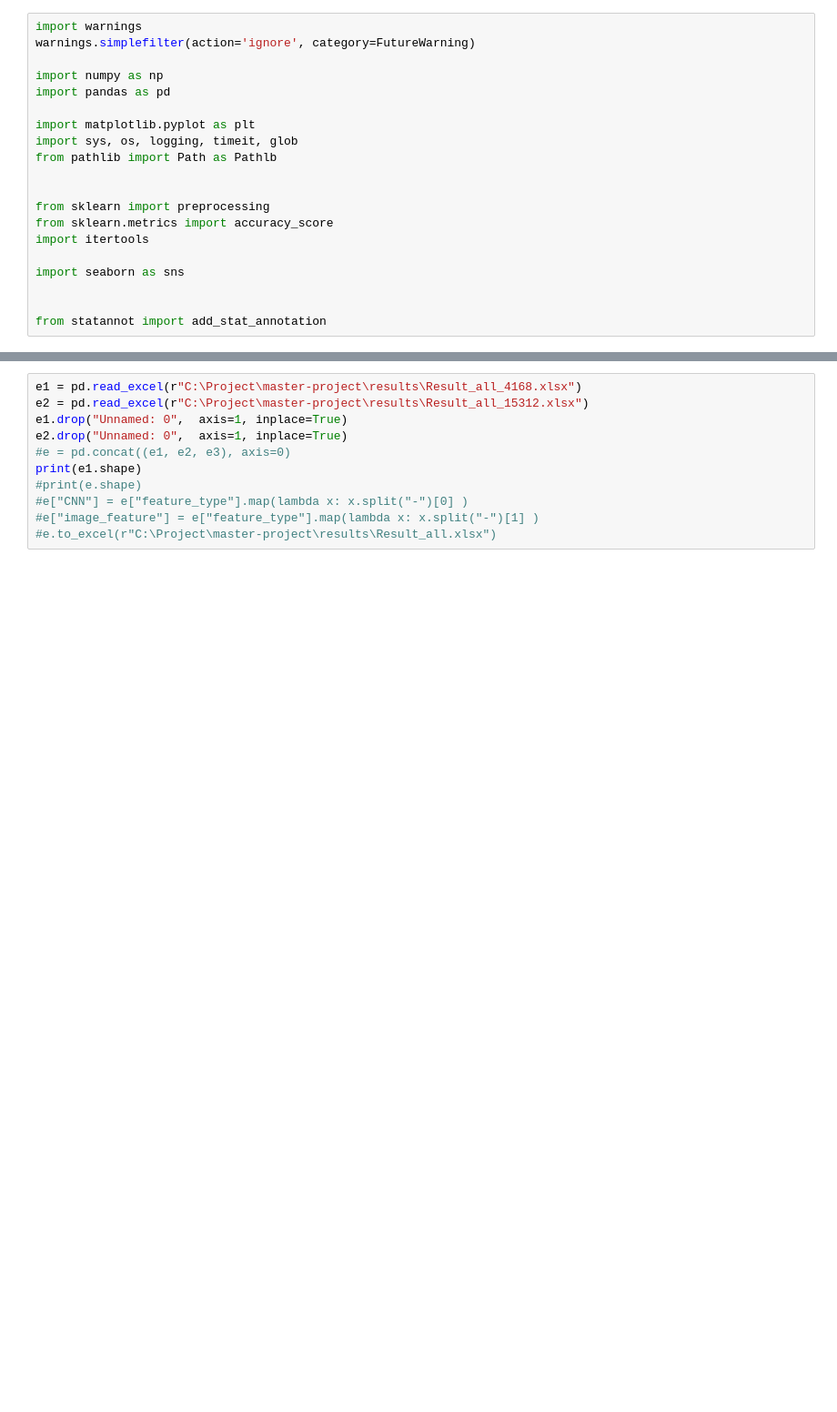
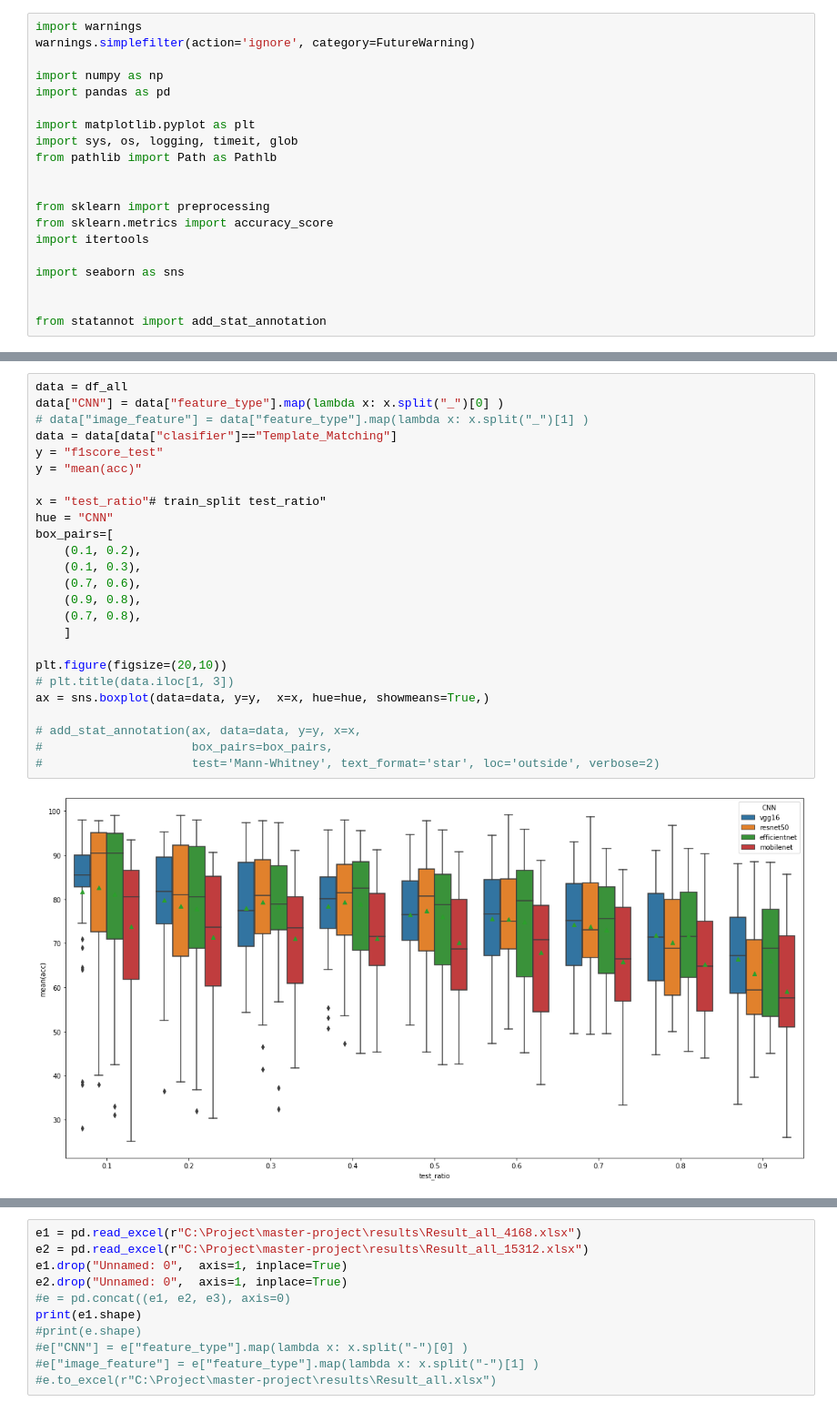
Before and after one commit to SKazemii/master-project, a Jupyter notebook: Codes/noteBook.ipynb, the cells around one changed output, grey strips where cells are left out. Shown at 91% size. Drawn from its saved outputs; the diff is of its cells as text; blank space fills up the shorter version.

```diff
--- a/Codes/noteBook.ipynb
+++ b/Codes/noteBook.ipynb
@@ -21 +222,28 @@ from statannot import add_stat_annotation
+# %%
+data = df_all
+data["CNN"] = data["feature_type"].map(lambda x: x.split("_")[0] )
+# data["image_feature"] = data["feature_type"].map(lambda x: x.split("_")[1] )
+data = data[data["clasifier"]=="Template_Matching"]
+y = "f1score_test"
+y = "mean(acc)"
+
+x = "test_ratio"# train_split test_ratio"
+hue = "CNN"
+box_pairs=[
+    (0.1, 0.2),
+    (0.1, 0.3),
+    (0.7, 0.6),
+    (0.9, 0.8),
+    (0.7, 0.8),
+    ]
+
+plt.figure(figsize=(20,10))
+# plt.title(data.iloc[1, 3])
+ax = sns.boxplot(data=data, y=y,  x=x, hue=hue, showmeans=True,)
+
+# add_stat_annotation(ax, data=data, y=y, x=x,
+#                     box_pairs=box_pairs,
+#                     test='Mann-Whitney', text_format='star', loc='outside', verbose=2)
+# %% [output]
+[figure, added]
 # %%
```
Also changed, not shown: parts of 8 cells of this notebook.
